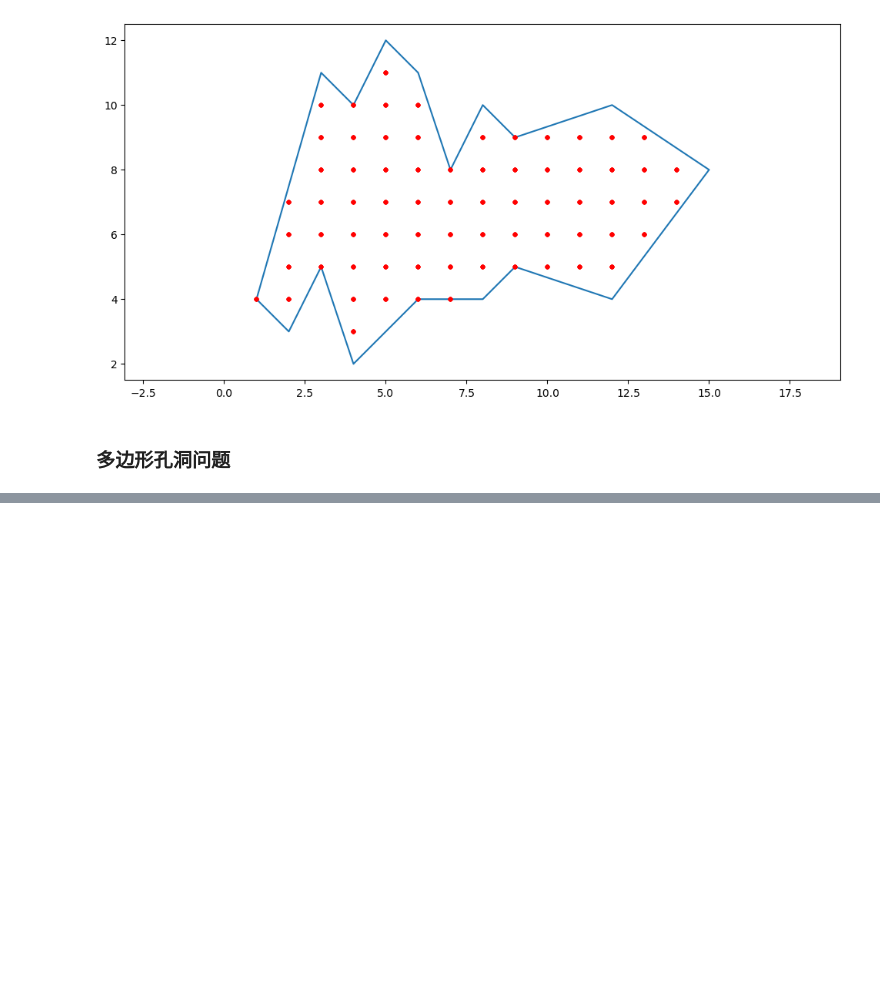
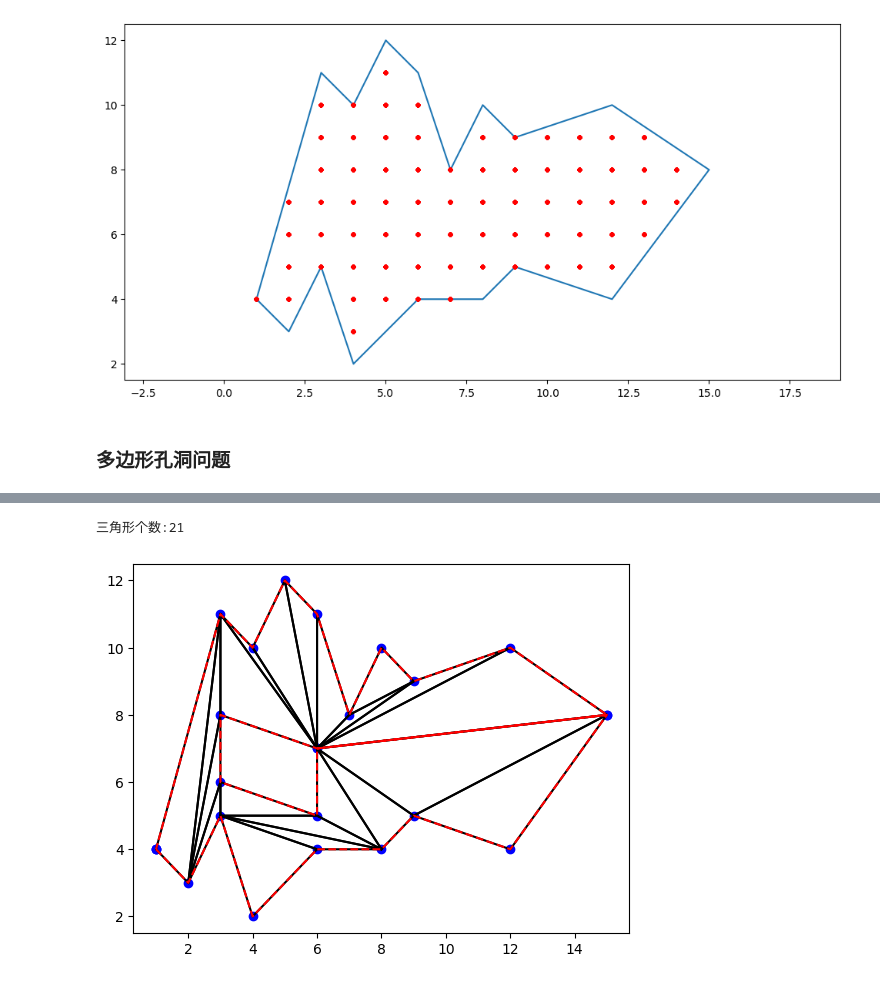
Before and after one commit to HandsomeSword/cv-homeword, a Jupyter notebook: test.ipynb, the cells around one changed output, grey strips where cells are left out. Cells and saved outputs as stored; diff of their text form; code cells hidden in the pictures; blank space fills up the shorter version.

```diff
--- a/test.ipynb
+++ b/test.ipynb
@@ -648,0 +864,9 @@ plt.show()
+# %%
+triangles = ear_clipping_triangulation(new_polygon[:-1])
+print(f"三角形个数:{len(triangles)}")
+
+# 绘制结果
+plot_polygon_triangulation(new_polygon, triangles)
+# %% [output]
+三角形个数:21
+[figure, added]
```
Also changed, not shown: parts of 12 cells of this notebook, 2 other files.
